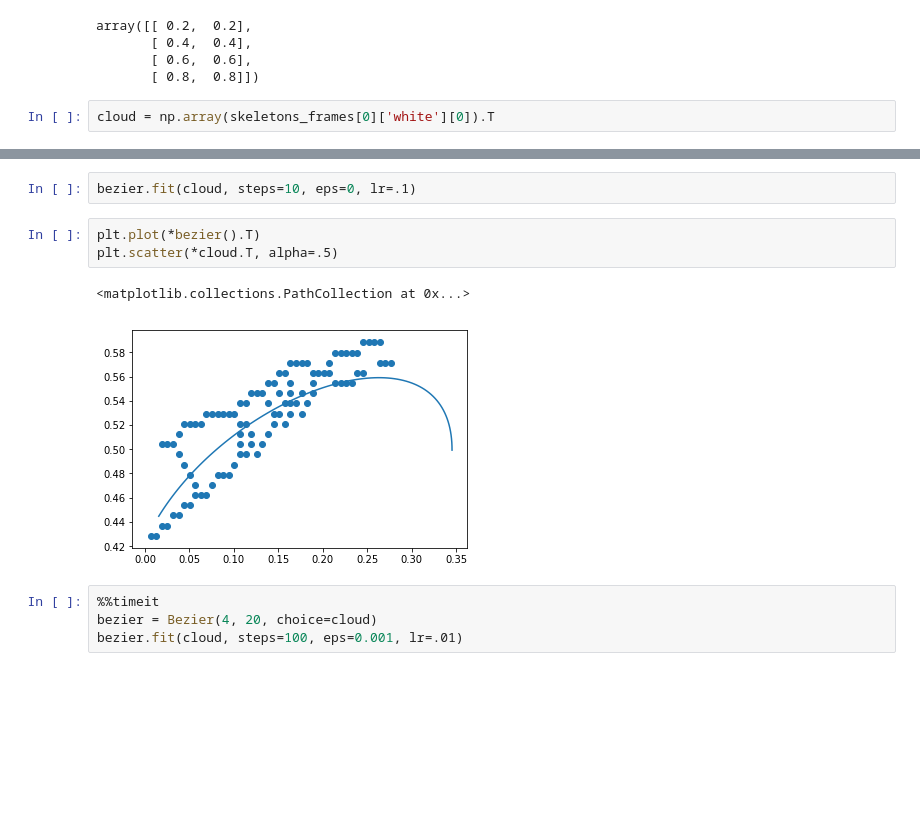
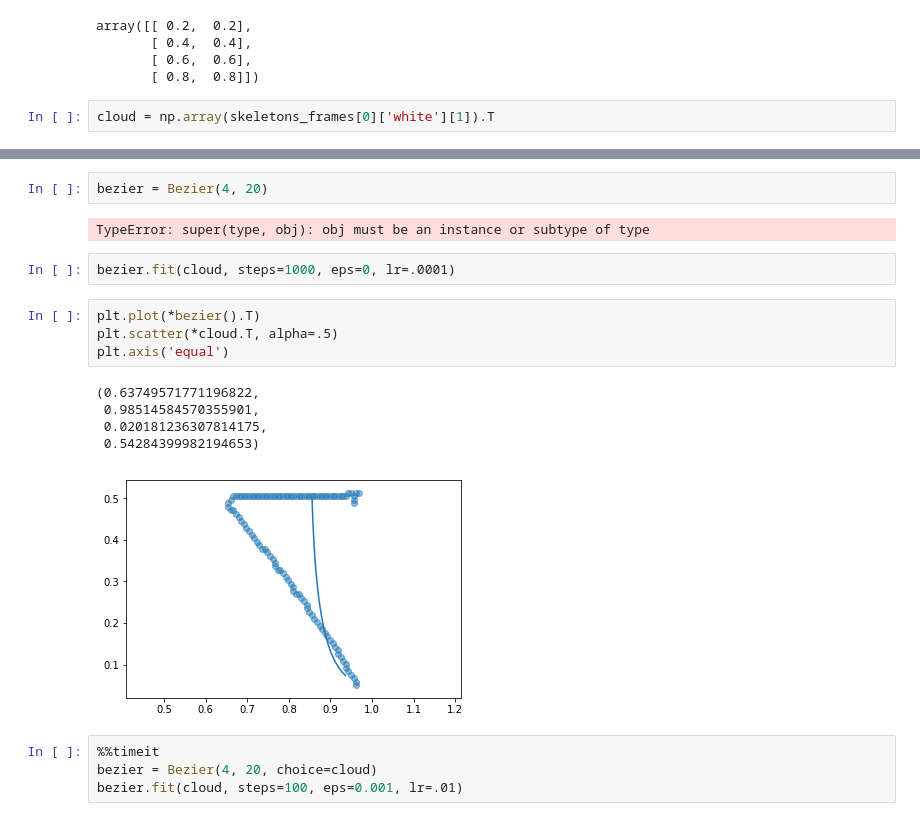
Before and after one commit to bdura/merganser, a Jupyter notebook: notebooks/Bezier curve pipeline.ipynb, the cells around one changed output, grey strips where cells are left out. Cells and saved outputs as stored; diff of their text form; blank space fills up the shorter version.

```diff
--- a/notebooks/Bezier curve pipeline.ipynb
+++ b/notebooks/Bezier curve pipeline.ipynb
@@ -47,7 +47,7 @@ array([[ 0.2,  0.2],
        [ 0.6,  0.6],
        [ 0.8,  0.8]])
 # %%
-cloud = np.array(skeletons_frames[0]['white'][0]).T
+cloud = np.array(skeletons_frames[0]['white'][1]).T
 # %%
 len(cloud)
 # %% [output]
@@ -65,11 +112,19 @@ bezier = Bezier(4, 100, choice=cloud)
+# %%
+bezier = Bezier(4, 20)
+# %% [output]
+TypeError: super(type, obj): obj must be an instance or subtype of type
 # %%
-bezier.fit(cloud, steps=10, eps=0, lr=.1)
+bezier.fit(cloud, steps=1000, eps=0, lr=.0001)
 # %%
 plt.plot(*bezier().T)
 plt.scatter(*cloud.T, alpha=.5)
+plt.axis('equal')
 # %% [output]
-<matplotlib.collections.PathCollection at 0x...>
+(0.63749571771196822,
+ 0.98514584570355901,
+ 0.020181236307814175,
+ 0.54284399982194653)
-[figure, old version]
+[figure, new version]
 # %%
 %%timeit
 bezier = Bezier(4, 20, choice=cloud)
```
Also changed, not shown: parts of 7 cells of this notebook, 4 other files.
